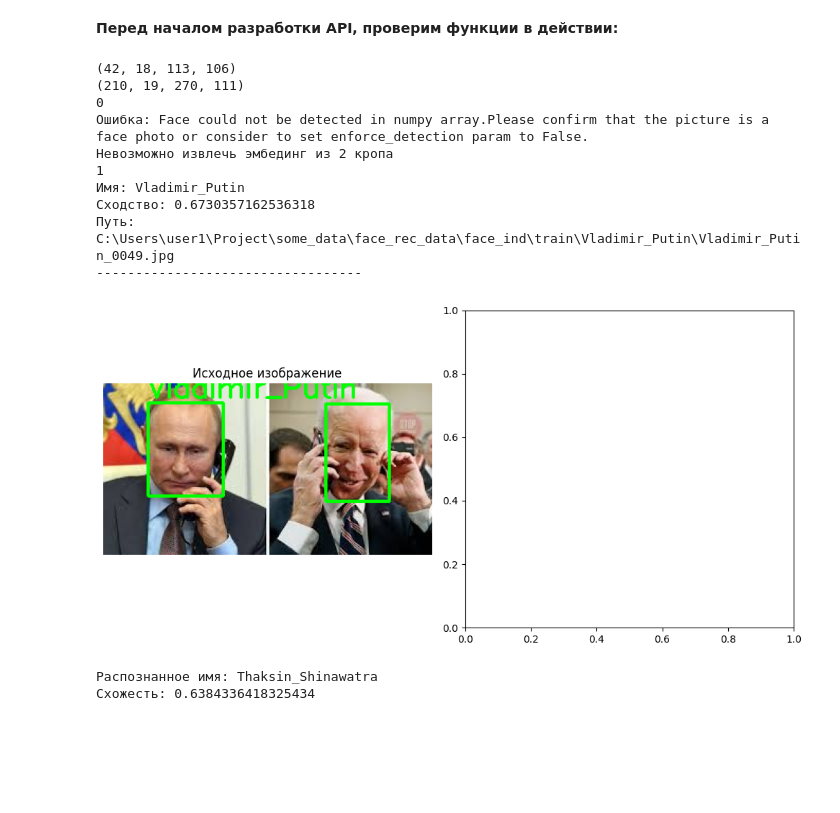
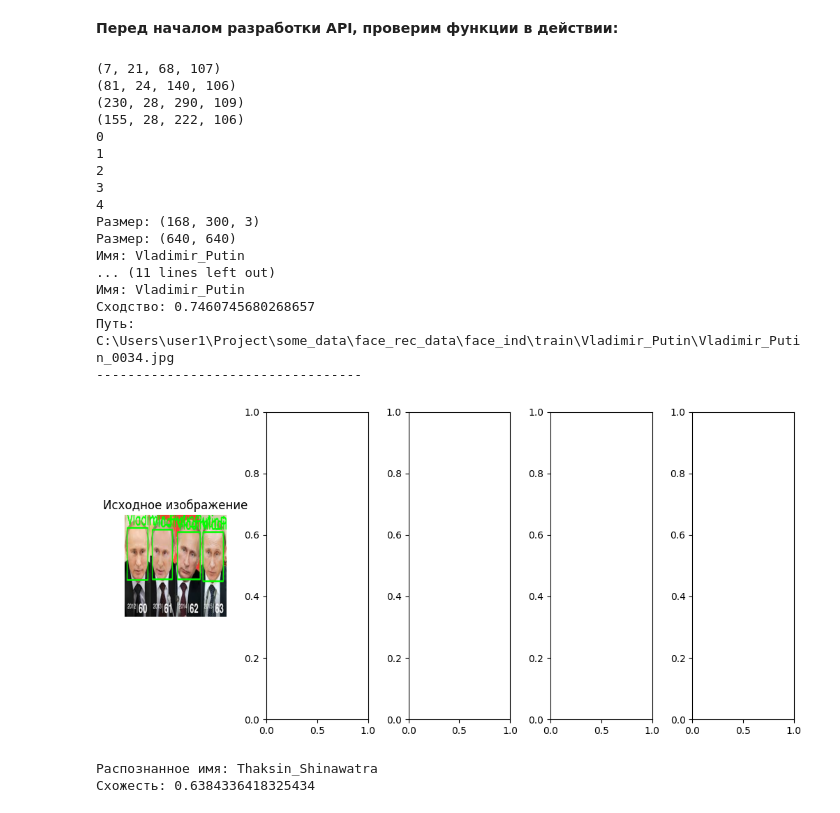
Before and after one commit to Rainfue/face_recognition, a Jupyter notebook: Module_2/Report_m2.ipynb, the cells around one changed output. Drawn from its saved outputs; the diff is of its cells as text; code cells hidden in the pictures; blank space fills up the shorter version.

Commit message:
video + photo

```diff
--- a/Module_2/Report_m2.ipynb
+++ b/Module_2/Report_m2.ipynb
@@ -1027,7 +1030,7 @@ def face_recognition(
 # from function import get_photo, face_recognition
 
 # тестовая фотография из интернета
-img = r'D:\Helper\MLBazyak\chemp\face_recognition\Module_2\Data\putin_biden.jpg'
+img = r'D:\Helper\MLBazyak\chemp\face_recognition\Module_2\Data\putins.jpg'
 # модель детекции
 model = YOLO(r'D:\Helper\MLBazyak\chemp\face_recognition\runs\detect\face_detection_v2\weights\best.pt')
 # датафрейм с эмбеддингами
@@ -1038,42 +1041,54 @@ crops, coords, img_boxes = get_photo(img, model)
 # получаем результат распознавания
 names, sims, out_paths, image_boxes = face_recognition(crops, coords, img_boxes, df)
 print(len(names))
+
 # визуализируем результат
 img_input = cv2.cvtColor(image_boxes, cv2.COLOR_BGR2RGB)
+print('Размер:', img_input.shape)
+img_input = Image.fromarray(img_input)
+img_input= img_input.resize((640,640), Image.Resampling.LANCZOS)
+print('Размер:', img_input.size)
 # img_out = cv2.cvtColor(cv2.imread(out_path), cv2.COLOR_BGR2RGB)
 
 # создаем график, состоящий из 2 картинок, входной и выходной
 fig, ax = plt.subplots(1,len(names)+1,figsize=(10,5))
 
 # настраиваем первое изображение
 ax[0].imshow(img_input)
 ax[0].axis('off')
 ax[0].set_title('Исходное изображение')
 
 for i in range(len(names)):
     print(f'Имя: {names[i]}')
     print(f'Сходство: {sims[i]}')
     print(f'Путь: {out_paths[i]}')
     print('----------------------------------')
     # настраиваем второе изображение
     # ax[1].imshow(img_out)
     # ax[1].axis('off')
     # ax[1].set_title(f'Итоговое изображение\nИмя: {name}')
 
     # fig.text(0.5, -0.03, f"Сходство: {similar*100:.4f}, \nимя - {name}", ha='center', fontsize=12)
 
 plt.tight_layout()
 plt.show()
 # %% [output]
-(42, 18, 113, 106)
-(210, 19, 270, 111)
+(7, 21, 68, 107)
+(81, 24, 140, 106)
+(230, 28, 290, 109)
+(155, 28, 222, 106)
 0
-Ошибка: Face could not be detected in numpy array.Please confirm that the picture is a face photo or consider to set enforce_detection param to False.
-Невозможно извлечь эмбединг из 2 кропа
 1
+2
+3
+4
+Размер: (168, 300, 3)
+Размер: (640, 640)
 Имя: Vladimir_Putin
-Сходство: 0.6730357162536318
-Путь: C:\Users\user1\Project\some_data\face_rec_data\face_ind\train\Vladimir_Putin\Vladimir_Putin_0049.jpg
+... (11 lines left out)
+Имя: Vladimir_Putin
+Сходство: 0.7460745680268657
+Путь: C:\Users\user1\Project\some_data\face_rec_data\face_ind\train\Vladimir_Putin\Vladimir_Putin_0034.jpg
 ----------------------------------
-[figure, old version]
+[figure, new version]
 # %%
```
Also changed, not shown: parts of 2 cells of this notebook, 3 other files.
